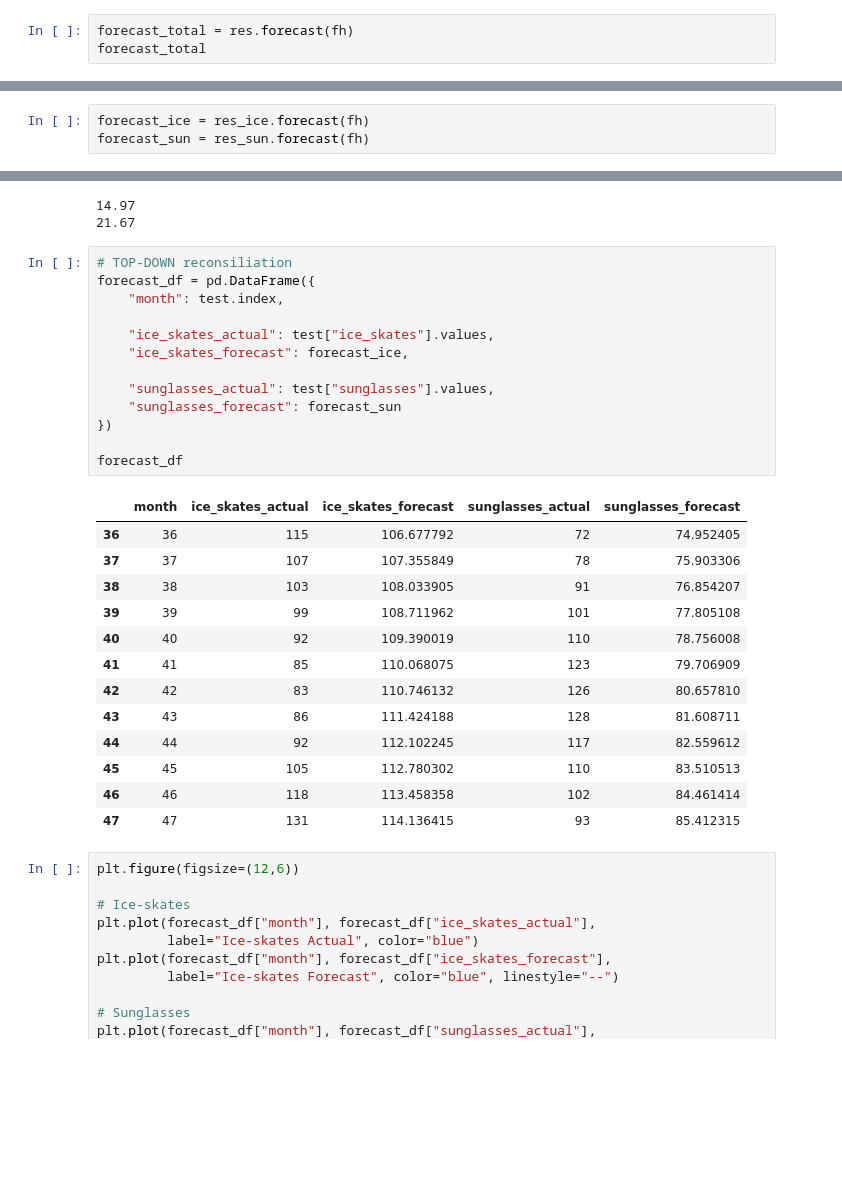
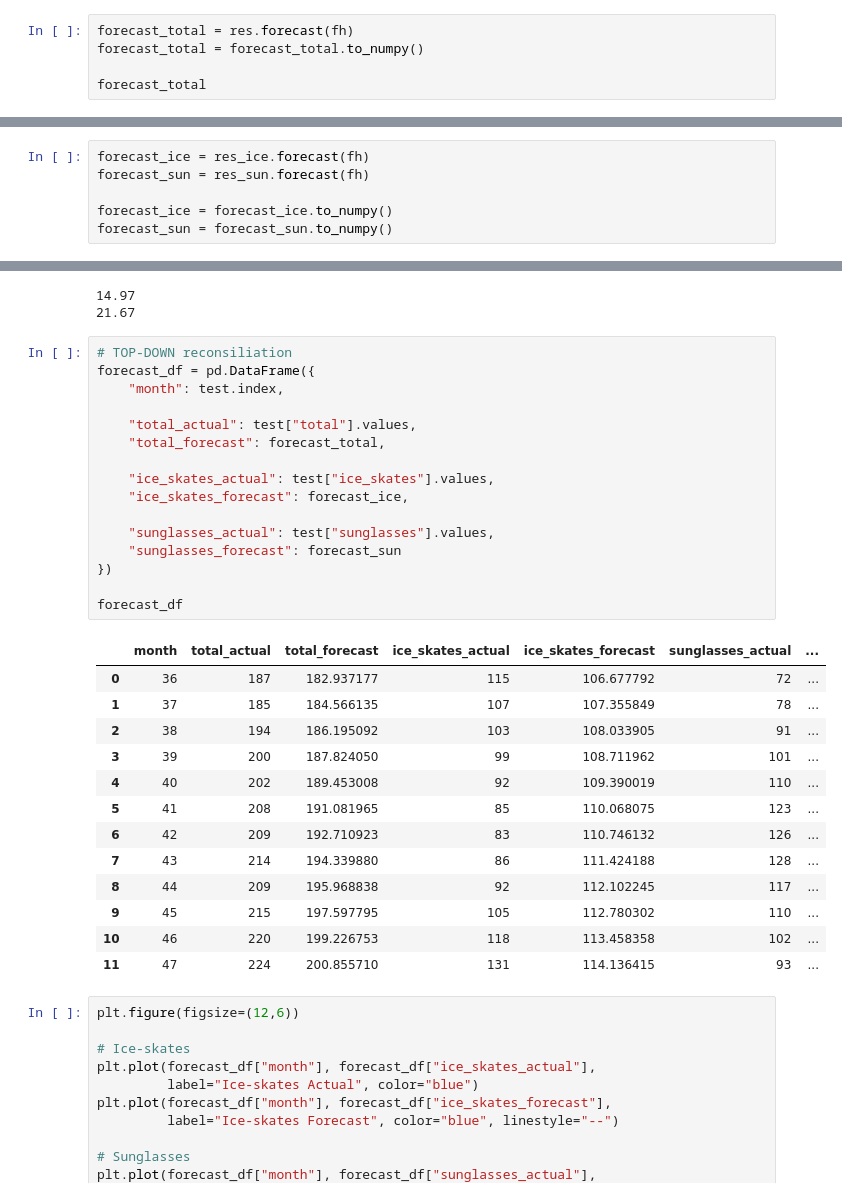
Before and after one commit to martincho48/Portfolio, a Jupyter notebook: Machine_Learning/ML Methods/Hierarchial forecasting/hf.ipynb, the cells around one changed output, grey strips where cells are left out. Drawn from its saved outputs; the diff is of its cells as text; blank space fills up the shorter version.

```diff
--- a/Machine_Learning/ML Methods/Hierarchial forecasting/hf.ipynb
+++ b/Machine_Learning/ML Methods/Hierarchial forecasting/hf.ipynb
@@ -78,5 +78,7 @@ res = model.fit()
 ### Base Forecast
 # %%
 forecast_total = res.forecast(fh)
+forecast_total = forecast_total.to_numpy()
+
 forecast_total
 # %% [output]
@@ -203,6 +195,9 @@ res_sun = model_sun.fit()
 # %%
 forecast_ice = res_ice.forecast(fh)
 forecast_sun = res_sun.forecast(fh)
+
+forecast_ice = forecast_ice.to_numpy()
+forecast_sun = forecast_sun.to_numpy()
 # %%
 mape_ice = round(mean_absolute_percentage_error(test['ice_skates'], forecast_ice) * 100, 2)
 mape_sun = round(mean_absolute_percentage_error(test['sunglasses'], forecast_sun) * 100, 2)
@@ -215,30 +210,33 @@ print(mape_sun)
 # %%
 # TOP-DOWN reconsiliation
 forecast_df = pd.DataFrame({
     "month": test.index,
+
+    "total_actual": test["total"].values,
+    "total_forecast": forecast_total,
 
     "ice_skates_actual": test["ice_skates"].values,
     "ice_skates_forecast": forecast_ice,
 
     "sunglasses_actual": test["sunglasses"].values,
     "sunglasses_forecast": forecast_sun
 })
 
 forecast_df
 # %% [output]
-|  | month | ice_skates_actual | ice_skates_forecast | sunglasses_actual | sunglasses_forecast |
-| 36 | 36 | 115 | 106.677792 | 72 | 74.952405 |
-| 37 | 37 | 107 | 107.355849 | 78 | 75.903306 |
-| 38 | 38 | 103 | 108.033905 | 91 | 76.854207 |
-| 39 | 39 | 99 | 108.711962 | 101 | 77.805108 |
-| 40 | 40 | 92 | 109.390019 | 110 | 78.756008 |
-| 41 | 41 | 85 | 110.068075 | 123 | 79.706909 |
-| 42 | 42 | 83 | 110.746132 | 126 | 80.657810 |
-| 43 | 43 | 86 | 111.424188 | 128 | 81.608711 |
-| 44 | 44 | 92 | 112.102245 | 117 | 82.559612 |
-| 45 | 45 | 105 | 112.780302 | 110 | 83.510513 |
-| 46 | 46 | 118 | 113.458358 | 102 | 84.461414 |
-| 47 | 47 | 131 | 114.136415 | 93 | 85.412315 |
+|  | month | total_actual | total_forecast | ice_skates_actual | ice_skates_forecast | sunglasses_actual | ... |
+| 0 | 36 | 187 | 182.937177 | 115 | 106.677792 | 72 | ... |
+| 1 | 37 | 185 | 184.566135 | 107 | 107.355849 | 78 | ... |
+| 2 | 38 | 194 | 186.195092 | 103 | 108.033905 | 91 | ... |
+| 3 | 39 | 200 | 187.824050 | 99 | 108.711962 | 101 | ... |
+| 4 | 40 | 202 | 189.453008 | 92 | 109.390019 | 110 | ... |
+| 5 | 41 | 208 | 191.081965 | 85 | 110.068075 | 123 | ... |
+| 6 | 42 | 209 | 192.710923 | 83 | 110.746132 | 126 | ... |
+| 7 | 43 | 214 | 194.339880 | 86 | 111.424188 | 128 | ... |
+| 8 | 44 | 209 | 195.968838 | 92 | 112.102245 | 117 | ... |
+| 9 | 45 | 215 | 197.597795 | 105 | 112.780302 | 110 | ... |
+| 10 | 46 | 220 | 199.226753 | 118 | 113.458358 | 102 | ... |
+| 11 | 47 | 224 | 200.855710 | 131 | 114.136415 | 93 | ... |
 # %%
 plt.figure(figsize=(12,6))
 
```
Also changed, not shown: parts of 2 cells of this notebook.
